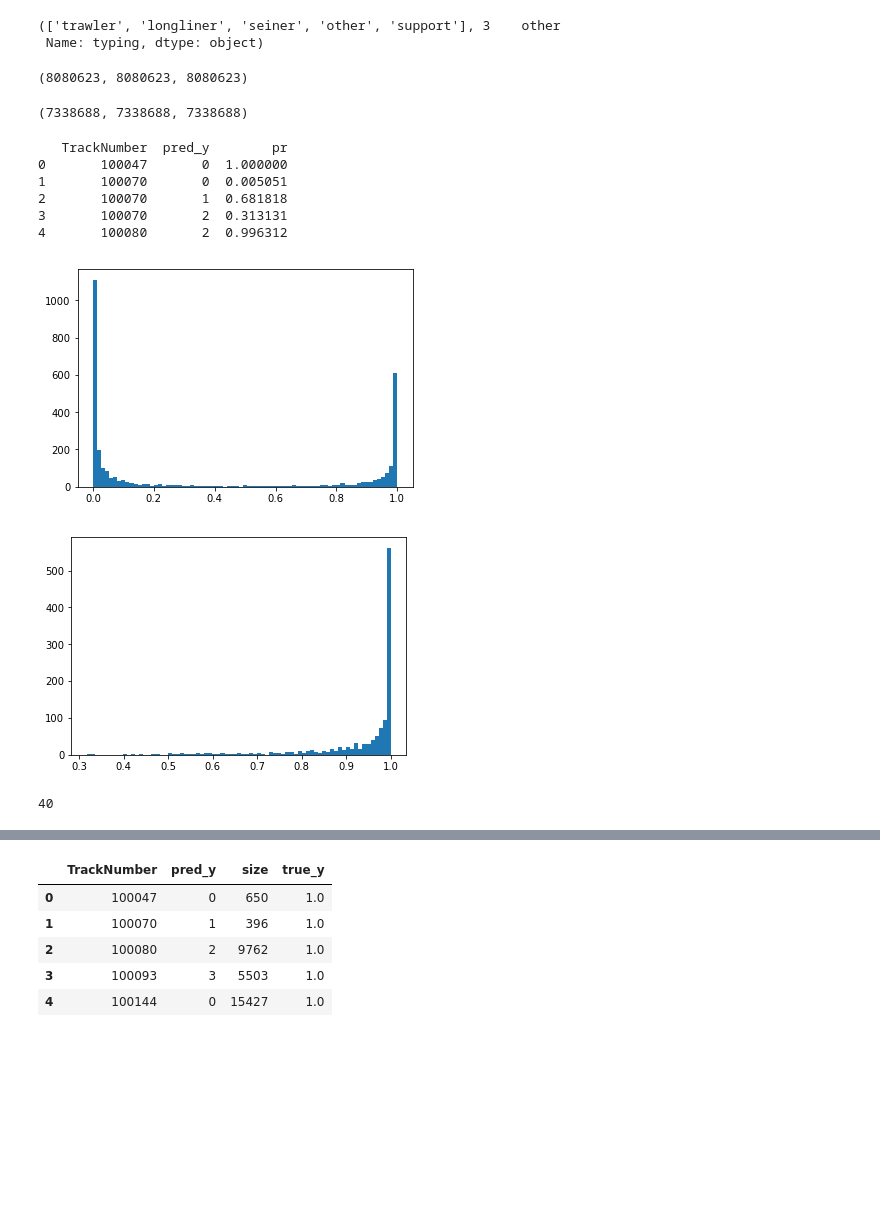
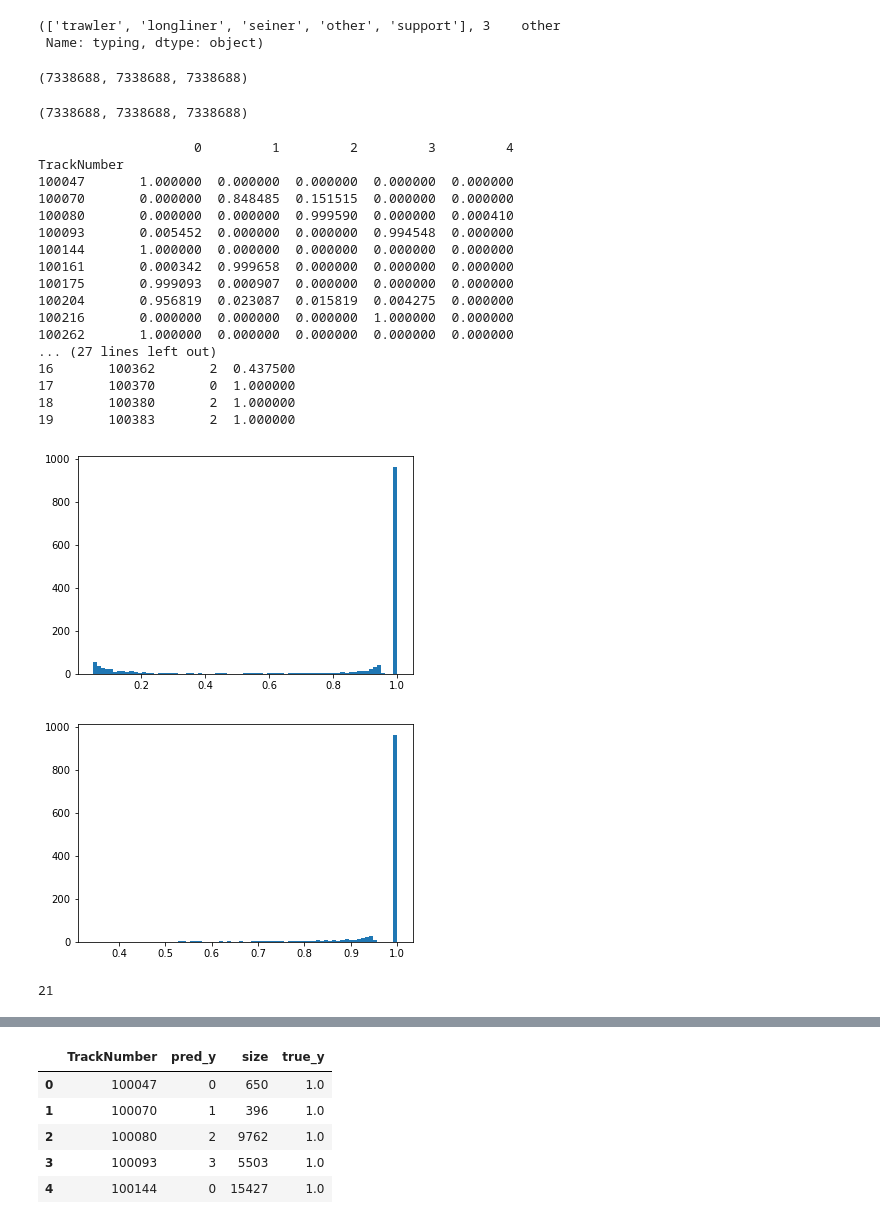
Before and after one commit to SorokinV/TopCoder-2017-08-FishMen2, a Jupyter notebook: Jupyter-NET/Fish-Exp-01-XGB.ipynb, the cells around one changed output, grey strips where cells are left out. Saved outputs shown, nothing was run; the diff lists cells and outputs as text; code cells hidden in the pictures; blank space fills up the shorter version.

```diff
--- a/Jupyter-NET/Fish-Exp-01-XGB.ipynb
+++ b/Jupyter-NET/Fish-Exp-01-XGB.ipynb
@@ -318,6 +318,6 @@ evallist  = [(mtrain,'train')]
 #xgbmodel = xgb.train(parms,mtrain,num_boost_round=1) # empty nodel
 # %%
 print datetime.datetime.now()
-xgbmodel = xgb.train(parms,mtrain,num_boost_round=100, evals=evallist, xgb_model=xgbmodel) # = 200
+xgbmodel = xgb.train(parms,mtrain,num_boost_round=200, evals=evallist, xgb_model=xgbmodel) # = 400
 print datetime.datetime.now()
 # %% [output]
@@ -434,13 +434,13 @@ if 0 :
     train_o          = train.copy()
     pred_y_o         = pred_y.copy()
     pred_y_softmax_o = pred_y_softmax.copy()
-if 1 :
+if 0 :
     train            = train_o.copy()
     pred_y           = pred_y_o.copy()
     pred_y_softmax   = pred_y_softmax_o.copy()
 len(train), len(pred_y), len(pred_y_softmax)
 # %% [output]
-(8080623, 8080623, 8080623)
+(7338688, 7338688, 7338688)
 # %%
 train          = train[OKtrain]
 pred_y         = pred_y[OKtrain]
@@ -452,34 +452,59 @@ len(train), len(pred_y), len(pred_y_softmax)
 # %%
 ppred = pd.DataFrame()
 ppred['TrackNumber'] = train.TrackNumber
 ppred['pred_y']      = pred_y_softmax
 ppred['true_y']      = train.y
 
 g0pred = ppred.groupby(['TrackNumber','pred_y']).size()
 g1pred = ppred.groupby(ppred.TrackNumber).size(); #print(len(g1pred),g1pred.head())
 temp   = np.round(g0pred/g1pred,6)
 g0pred = g0pred.reset_index()
 g0pred.columns = ['TrackNumber','pred_y','pr']
 g0pred['pr'] = temp.values
-print(g0pred.head())
+
+g0pred = g0pred.set_index(['TrackNumber','pred_y']).unstack(level=-1).fillna(0.0);
+g0pred.columns=[0,1,2,3,4]
+print(g0pred.head(20)) #,g0pred.columns)
+if 1 :
+    for nn in g0pred.columns : g0pred[nn][g0pred[nn]<=0.05] = 0.0;
+    temp     = g0pred.sum(axis=1); temp.shape #, g100pred.shape; g100pred,temp.head()
+    for nn in g0pred.columns : g0pred[nn] = np.round(g0pred[nn]/temp,6);
+
+temp = g0pred.stack().fillna(0.0)
+temp = temp[temp>0.0]
+g0pred = temp.reset_index()
+g0pred.columns = ['TrackNumber','pred_y','pr']
+
+print(g0pred.head(20))
 
 g2pred = g0pred.reset_index()
 g2pred = g2pred.pr.groupby(g2pred.TrackNumber).max()
 plt.hist(g0pred.pr,bins=75); plt.show()
 plt.hist(g2pred,bins=75); plt.show()
 #g0pred
 g2pred.head()
 len(g2pred[g2pred<0.60])
 # %% [output]
-   TrackNumber  pred_y        pr
-0       100047       0  1.000000
-1       100070       0  0.005051
-2       100070       1  0.681818
-3       100070       2  0.313131
-4       100080       2  0.996312
+                    0         1         2         3         4
+TrackNumber
+100047       1.000000  0.000000  0.000000  0.000000  0.000000
+100070       0.000000  0.848485  0.151515  0.000000  0.000000
+100080       0.000000  0.000000  0.999590  0.000000  0.000410
+100093       0.005452  0.000000  0.000000  0.994548  0.000000
+100144       1.000000  0.000000  0.000000  0.000000  0.000000
+100161       0.000342  0.999658  0.000000  0.000000  0.000000
+100175       0.999093  0.000907  0.000000  0.000000  0.000000
+100204       0.956819  0.023087  0.015819  0.004275  0.000000
+100216       0.000000  0.000000  0.000000  1.000000  0.000000
+100262       1.000000  0.000000  0.000000  0.000000  0.000000
+... (27 lines left out)
+16       100362       2  0.437500
+17       100370       0  1.000000
+18       100380       2  1.000000
+19       100383       2  1.000000
-[figure, old version]
+[figure, new version]
-[figure, old version]
+[figure, new version]
-40
+21
 # %%
 #Построение train-решения через probs без времени, только частотность
 
```
Also changed, not shown: parts of 16 cells of this notebook, 1 other file.
